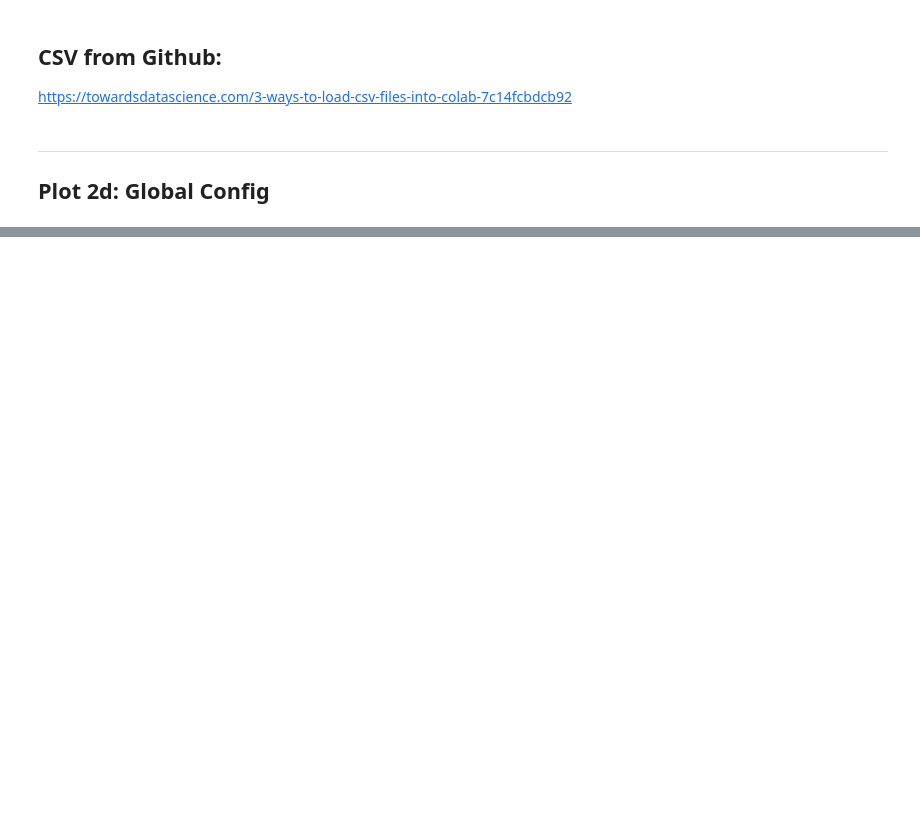
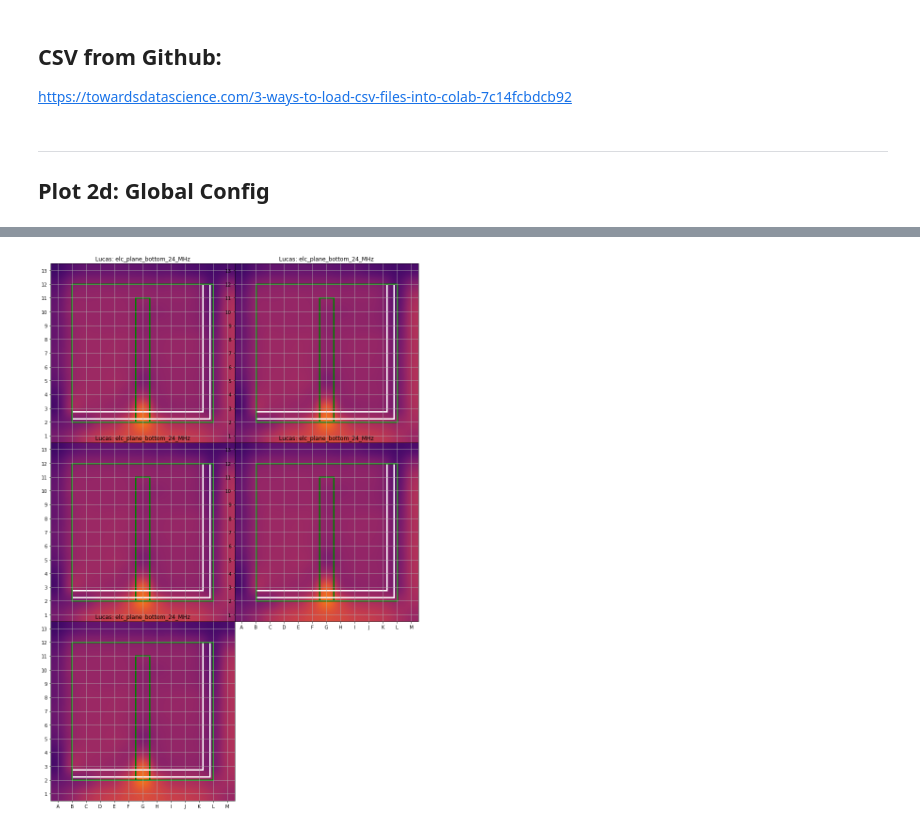
Before and after one commit to lsmanoel/CEM_4, a Jupyter notebook: 2d_compare_ALL_top_bottom.ipynb, the cells around one changed output, grey strips where cells are left out. Saved outputs shown, nothing was run; the diff lists cells and outputs as text; code cells hidden in the pictures; blank space fills up the shorter version.

```diff
--- a/2d_compare_ALL_top_bottom.ipynb
+++ b/2d_compare_ALL_top_bottom.ipynb
@@ -275,0 +84,67 @@ plt.show()
+# %%
+cube_range = (0, 13)
+
+plot_layout = (2, 2)
+
+gap_layout = (5.5,1,1,9) # (Posição_inicial_X, Posição_inicial_Y, Largura, Altura).
+
+global_scale = (10, -60)
+# %%
+import matplotlib.pyplot as plt
+import matplotlib.patches as patches
+import numpy as np
+
+#===============================================================================
+subplot_nrows = int(len(plane_list)/2)+int(len(plane_list)%2)
+subplot_ncols = 2
+
+fig = plt.figure(figsize = (14, subplot_nrows*7))
+
+ax = [fig.add_subplot(subplot_nrows,
+                      subplot_ncols,
+                      index+1)
+      for index in range(len(plane_list))]
+
+for index, plane in enumerate(plane_list):
+
+  ax[index].imshow(plane['np'],
+                   interpolation ='gaussian',
+                   cmap ='inferno',
+                   vmax = global_scale[0],
+                   vmin = global_scale[1])
+
+  ax[index].set_title(plane['name'])
+
+  ax[index].set_xlim([cube_range[0] - .5, cube_range[1] - .5])
+  ax[index].set_ylim([cube_range[0] - .5, cube_range[1] - .5])
+
+  ax[index].set_xticks(np.arange(cube_range[0], cube_range[1],1))
+  ax[index].set_yticks(np.arange(cube_range[0], cube_range[1],1))
+
+  ax[index].xaxis.set_major_formatter(xticks_formatter)
+  ax[index].yaxis.set_major_formatter(yticks_formatter)
+
+  ax[index].grid(True)
+
+  ax[index].set_aspect('auto')
+
+  # ------------------------------------------------------------------------------
+  # EUT Layout
+  gap = patches.Rectangle(np.array(gap_layout[:2]),
+                          gap_layout[2],
+                          gap_layout[3],
+                          linewidth=3,
+                          edgecolor='g',
+                          facecolor='none')
+  ax[index].add_patch(gap)
+
+  L_layout = [[1, 1.25], [10.75, 1.25], [10.75, 11], [10.25, 11], [10.25, 1.75], [1, 1.75]]
+  L = patches.Polygon(np.array(L_layout),lw=3, ec='w',fc='none')
+  ax[index].add_patch(L)
+
+  edge = patches.Rectangle((1,1),10,10,linewidth=3,edgecolor='g',facecolor='none')
+  ax[index].add_patch(edge)
+
+fig.subplots_adjust(wspace=0, hspace=0)
+# %% [output]
+[figure, added]
```
Also changed, not shown: parts of 13 cells of this notebook.
